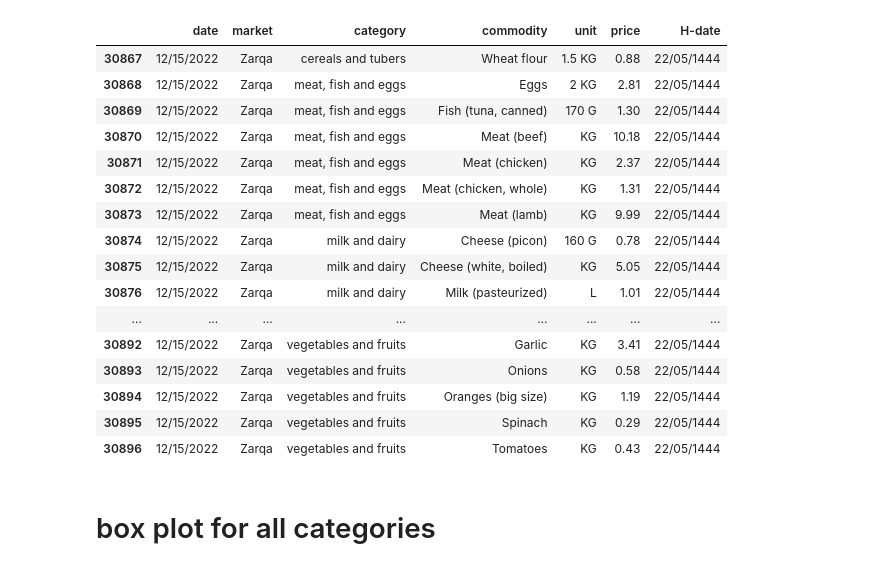
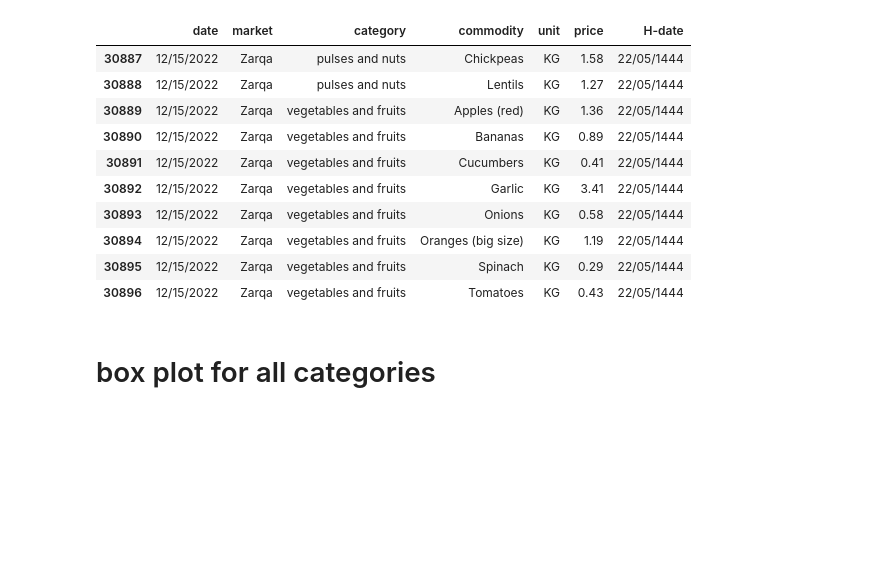
Before and after one commit to shaker113/group5_Price_Forecast, a Jupyter notebook: group_5_project.ipynb, the cells around one changed output. Saved outputs shown, nothing was run; the diff lists cells and outputs as text; code cells hidden in the pictures; blank space fills up the shorter version.

```diff
--- a/group_5_project.ipynb
+++ b/group_5_project.ipynb
@@ -8,24 +8,18 @@ import datetime
 # %%
 #df = pd.read_csv('jordan_food_price.csv')
 df=pd.read_csv('wfp_food_prices_jor_h_date.csv')
 population_df=pd.read_csv("Population in Jordan.csv")
 deaths_df=pd.read_excel('number of war deaths.xlsx')
 jordan_covid_df=pd.read_csv('jordan-covid-data.csv')
 world_covid_df=pd.read_csv('world-covid-data.csv')
-df.tail(30)
+df.tail(10)
 # %% [output]
 |  | date | market | category | commodity | unit | price | H-date |
-| 30867 | 12/15/2022 | Zarqa | cereals and tubers | Wheat flour | 1.5 KG | 0.88 | 22/05/1444 |
-| 30868 | 12/15/2022 | Zarqa | meat, fish and eggs | Eggs | 2 KG | 2.81 | 22/05/1444 |
-| 30869 | 12/15/2022 | Zarqa | meat, fish and eggs | Fish (tuna, canned) | 170 G | 1.30 | 22/05/1444 |
-| 30870 | 12/15/2022 | Zarqa | meat, fish and eggs | Meat (beef) | KG | 10.18 | 22/05/1444 |
-| 30871 | 12/15/2022 | Zarqa | meat, fish and eggs | Meat (chicken) | KG | 2.37 | 22/05/1444 |
-| 30872 | 12/15/2022 | Zarqa | meat, fish and eggs | Meat (chicken, whole) | KG | 1.31 | 22/05/1444 |
-| 30873 | 12/15/2022 | Zarqa | meat, fish and eggs | Meat (lamb) | KG | 9.99 | 22/05/1444 |
-| 30874 | 12/15/2022 | Zarqa | milk and dairy | Cheese (picon) | 160 G | 0.78 | 22/05/1444 |
-| 30875 | 12/15/2022 | Zarqa | milk and dairy | Cheese (white, boiled) | KG | 5.05 | 22/05/1444 |
-| 30876 | 12/15/2022 | Zarqa | milk and dairy | Milk (pasteurized) | L | 1.01 | 22/05/1444 |
-| ... | ... | ... | ... | ... | ... | ... | ... |
+| 30887 | 12/15/2022 | Zarqa | pulses and nuts | Chickpeas | KG | 1.58 | 22/05/1444 |
+| 30888 | 12/15/2022 | Zarqa | pulses and nuts | Lentils | KG | 1.27 | 22/05/1444 |
+| 30889 | 12/15/2022 | Zarqa | vegetables and fruits | Apples (red) | KG | 1.36 | 22/05/1444 |
+| 30890 | 12/15/2022 | Zarqa | vegetables and fruits | Bananas | KG | 0.89 | 22/05/1444 |
+| 30891 | 12/15/2022 | Zarqa | vegetables and fruits | Cucumbers | KG | 0.41 | 22/05/1444 |
 | 30892 | 12/15/2022 | Zarqa | vegetables and fruits | Garlic | KG | 3.41 | 22/05/1444 |
 | 30893 | 12/15/2022 | Zarqa | vegetables and fruits | Onions | KG | 0.58 | 22/05/1444 |
 | 30894 | 12/15/2022 | Zarqa | vegetables and fruits | Oranges (big size) | KG | 1.19 | 22/05/1444 |
```
Also changed, not shown: parts of 1 cell of this notebook, 1 other file.
